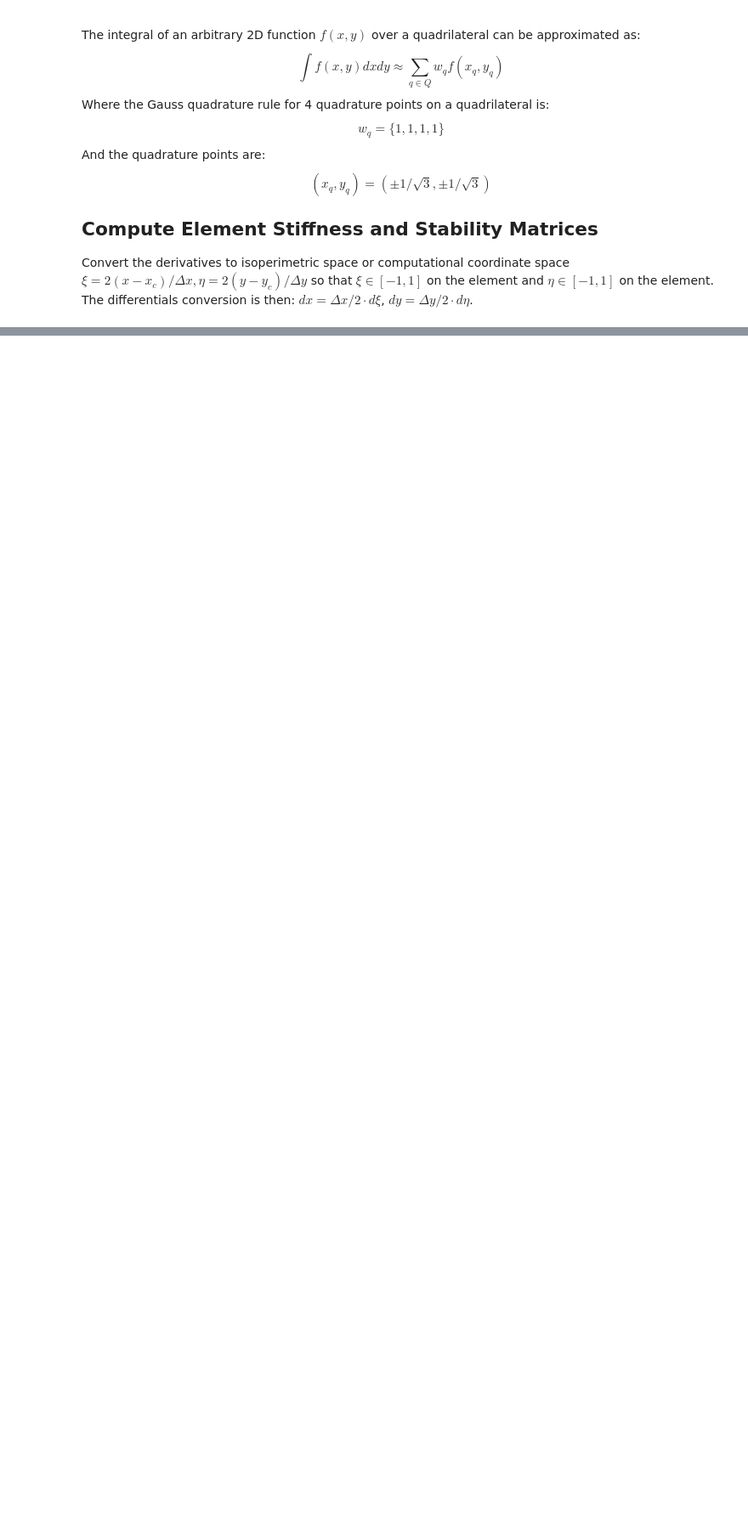
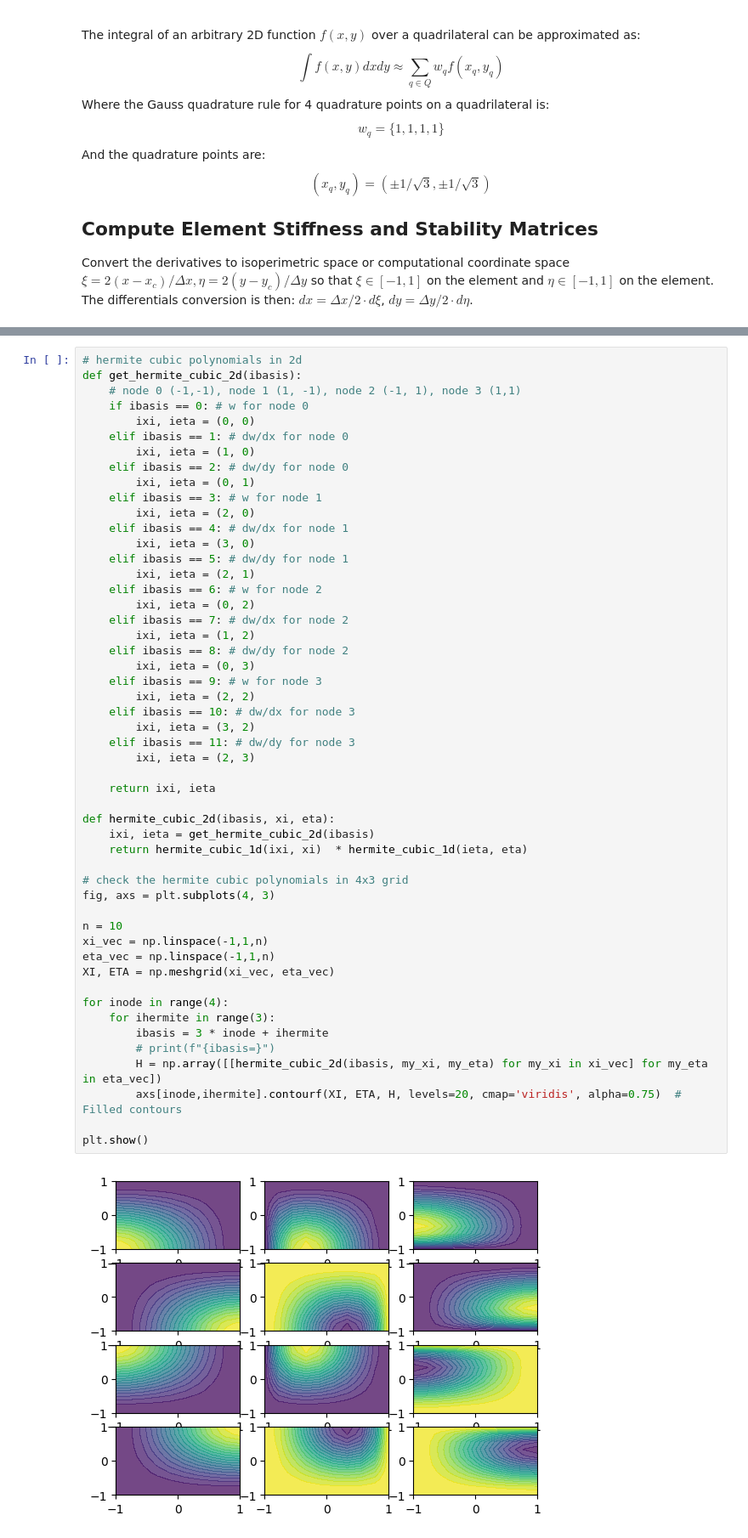
Before and after one commit to sean-engelstad/ml-pde-buckling, a Jupyter notebook: classical/derivation.ipynb, the cells around one changed output, grey strips where cells are left out. Shown at 85% size. Cells and saved outputs as stored; diff of their text form; blank space fills up the shorter version.

```diff
--- a/classical/derivation.ipynb
+++ b/classical/derivation.ipynb
@@ -330,0 +80,53 @@ def plot_eigenvec(a, b, nxe, nye, phi):
+# %%
+# hermite cubic polynomials in 2d
+def get_hermite_cubic_2d(ibasis):
+    # node 0 (-1,-1), node 1 (1, -1), node 2 (-1, 1), node 3 (1,1)
+    if ibasis == 0: # w for node 0
+        ixi, ieta = (0, 0)
+    elif ibasis == 1: # dw/dx for node 0
+        ixi, ieta = (1, 0)
+    elif ibasis == 2: # dw/dy for node 0
+        ixi, ieta = (0, 1)
+    elif ibasis == 3: # w for node 1
+        ixi, ieta = (2, 0)
+    elif ibasis == 4: # dw/dx for node 1
+        ixi, ieta = (3, 0)
+    elif ibasis == 5: # dw/dy for node 1
+        ixi, ieta = (2, 1)
+    elif ibasis == 6: # w for node 2
+        ixi, ieta = (0, 2)
+    elif ibasis == 7: # dw/dx for node 2
+        ixi, ieta = (1, 2)
+    elif ibasis == 8: # dw/dy for node 2
+        ixi, ieta = (0, 3)
+    elif ibasis == 9: # w for node 3
+        ixi, ieta = (2, 2)
+    elif ibasis == 10: # dw/dx for node 3
+        ixi, ieta = (3, 2)
+    elif ibasis == 11: # dw/dy for node 3
+        ixi, ieta = (2, 3)
+
+    return ixi, ieta
+
+def hermite_cubic_2d(ibasis, xi, eta):
+    ixi, ieta = get_hermite_cubic_2d(ibasis)
+    return hermite_cubic_1d(ixi, xi)  * hermite_cubic_1d(ieta, eta)
+
+# check the hermite cubic polynomials in 4x3 grid
+fig, axs = plt.subplots(4, 3)
+
+n = 10
+xi_vec = np.linspace(-1,1,n)
+eta_vec = np.linspace(-1,1,n)
+XI, ETA = np.meshgrid(xi_vec, eta_vec)
+
+for inode in range(4):
+    for ihermite in range(3):
+        ibasis = 3 * inode + ihermite
+        # print(f"{ibasis=}")
+        H = np.array([[hermite_cubic_2d(ibasis, my_xi, my_eta) for my_xi in xi_vec] for my_eta in eta_vec])
+        axs[inode,ihermite].contourf(XI, ETA, H, levels=20, cmap='viridis', alpha=0.75)  # Filled contours
+
+plt.show()
+# %% [output]
+[figure, added]
```
Also changed, not shown: parts of 4 cells of this notebook.
